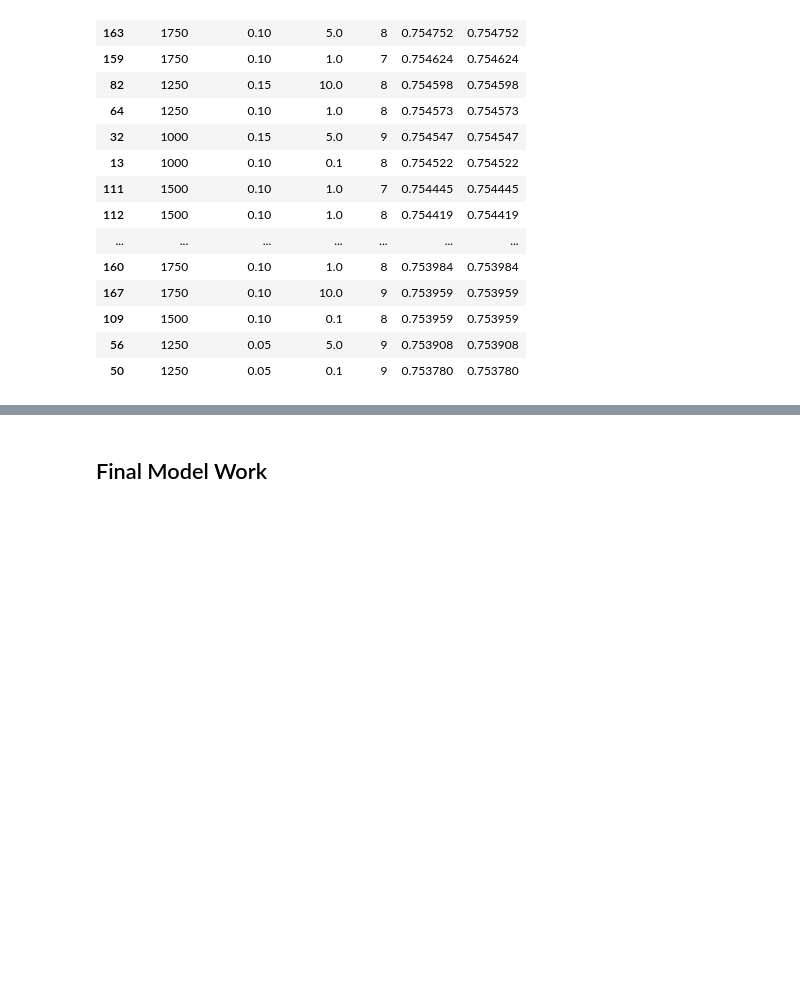
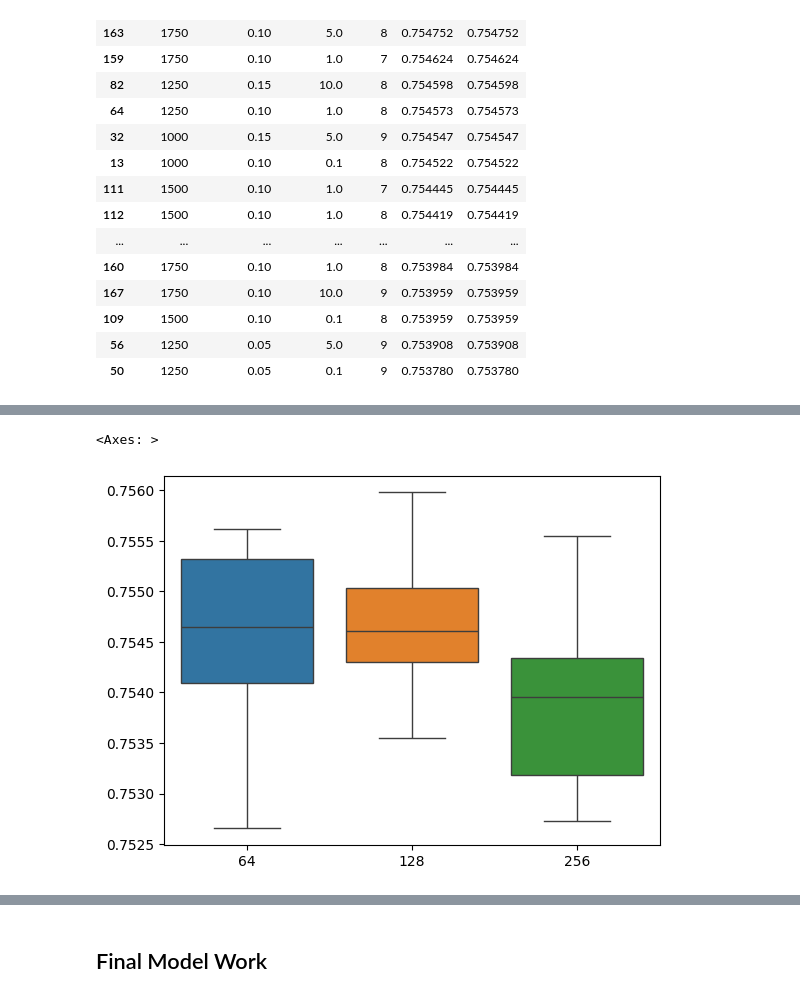
Before and after one commit to teofc111/DD_earthquake, a Jupyter notebook: DD_earthquake_2_autoencode.ipynb, the cells around one changed output, grey strips where cells are left out. Saved outputs shown, nothing was run; the diff lists cells and outputs as text; code cells hidden in the pictures; blank space fills up the shorter version.

```diff
--- a/DD_earthquake_2_autoencode.ipynb
+++ b/DD_earthquake_2_autoencode.ipynb
@@ -958,10 +1746,10 @@ catboost_classifier_results
 | 191 | 1750 | 0.20 | 10.0 | 9 | 0.750505 | 0.750505 |
 192 rows × 6 columns
 # %%
-fig, axs = plt.subplots(1,4,figsize=(15,5))
+# fig, axs = plt.subplots(1,4,figsize=(15,5))
 
-for i,param in enumerate(['iterations','learning_rate','l2_leaf_reg','depth']):
-    sns.boxplot(catboost_classifier_results,x=param,y='f1-score',ax=axs[i])
+# for i,param in enumerate(['iterations','learning_rate','l2_leaf_reg','depth']):
+#     sns.boxplot(catboost_classifier_results,x=param,y='f1-score',ax=axs[i])
 # %% [output]
 [figure]
 # %%
@@ -1001,0 +2400,5 @@ catboost_classifier_results.sort_values(by='f1-score',ascending=False).head(30)
+# %%
+sns.boxplot(pd.DataFrame({128:f1s_128,64:f1s_64,256:f1s_256}))
+# %% [output]
+<Axes: >
+[figure, added]
```
Also changed, not shown: parts of 53 cells of this notebook.
